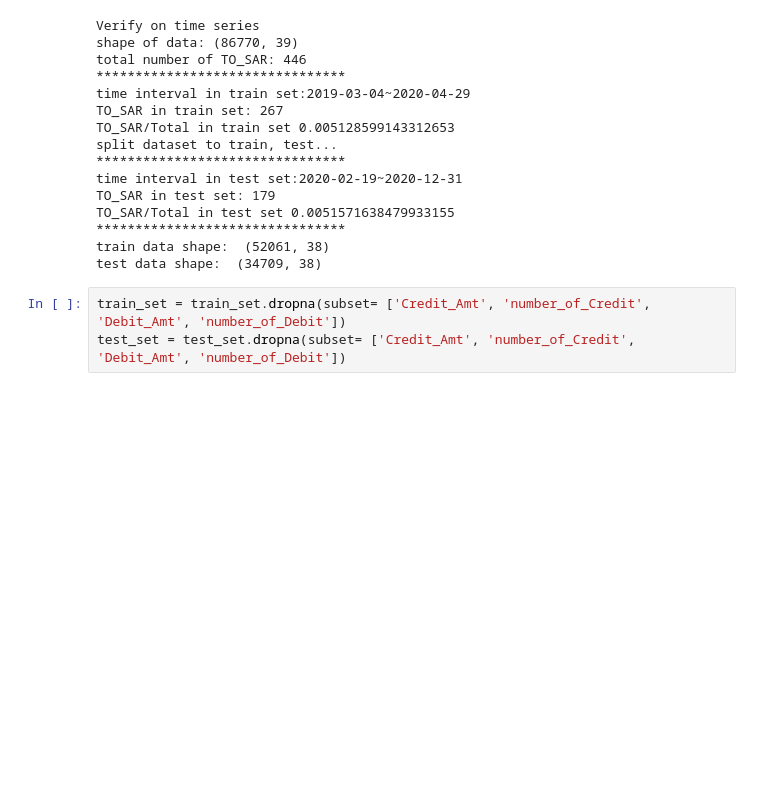
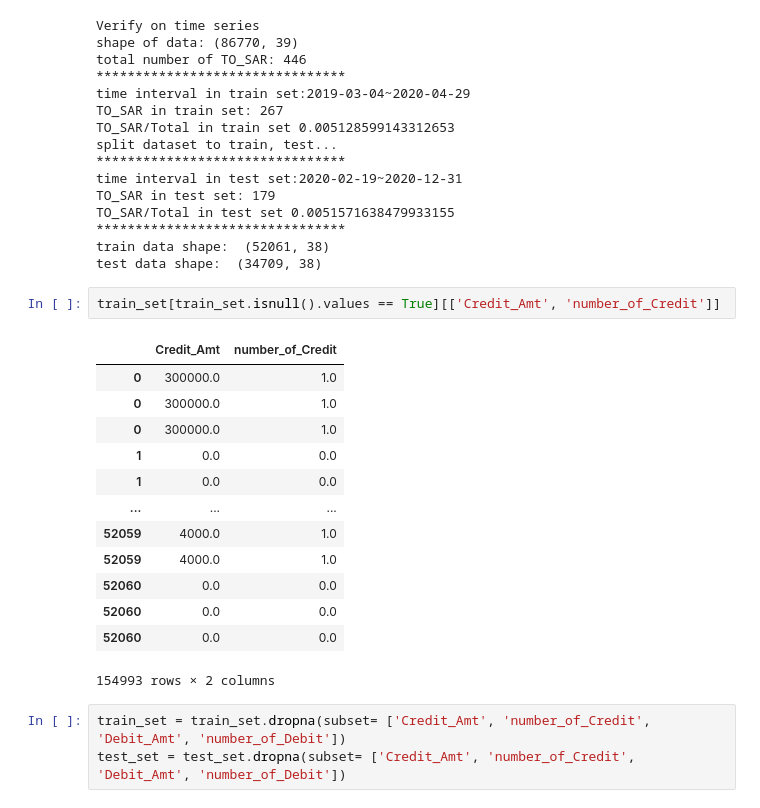
Before and after one commit to eason758/MetaEdge, a Jupyter notebook: 20221013牛頓法.ipynb, the cells around one changed output. Cells and saved outputs as stored; diff of their text form; blank space fills up the shorter version.

```diff
--- a/20221013牛頓法.ipynb
+++ b/20221013牛頓法.ipynb
@@ -51,6 +51,22 @@ TO_SAR/Total in test set 0.0051571638479933155
 ********************************
 train data shape:  (52061, 38)
 test data shape:  (34709, 38)
+# %%
+train_set[train_set.isnull().values == True][['Credit_Amt', 'number_of_Credit']]
+# %% [output]
+|  | Credit_Amt | number_of_Credit |
+| 0 | 300000.0 | 1.0 |
+| 0 | 300000.0 | 1.0 |
+| 0 | 300000.0 | 1.0 |
+| 1 | 0.0 | 0.0 |
+| 1 | 0.0 | 0.0 |
+| ... | ... | ... |
+| 52059 | 4000.0 | 1.0 |
+| 52059 | 4000.0 | 1.0 |
+| 52060 | 0.0 | 0.0 |
+| 52060 | 0.0 | 0.0 |
+| 52060 | 0.0 | 0.0 |
+154993 rows × 2 columns
 # %%
 train_set = train_set.dropna(subset= ['Credit_Amt', 'number_of_Credit', 'Debit_Amt', 'number_of_Debit'])
 test_set = test_set.dropna(subset= ['Credit_Amt', 'number_of_Credit', 'Debit_Amt', 'number_of_Debit'])
```
Also changed, not shown: parts of 26 cells of this notebook, 1 other file.
